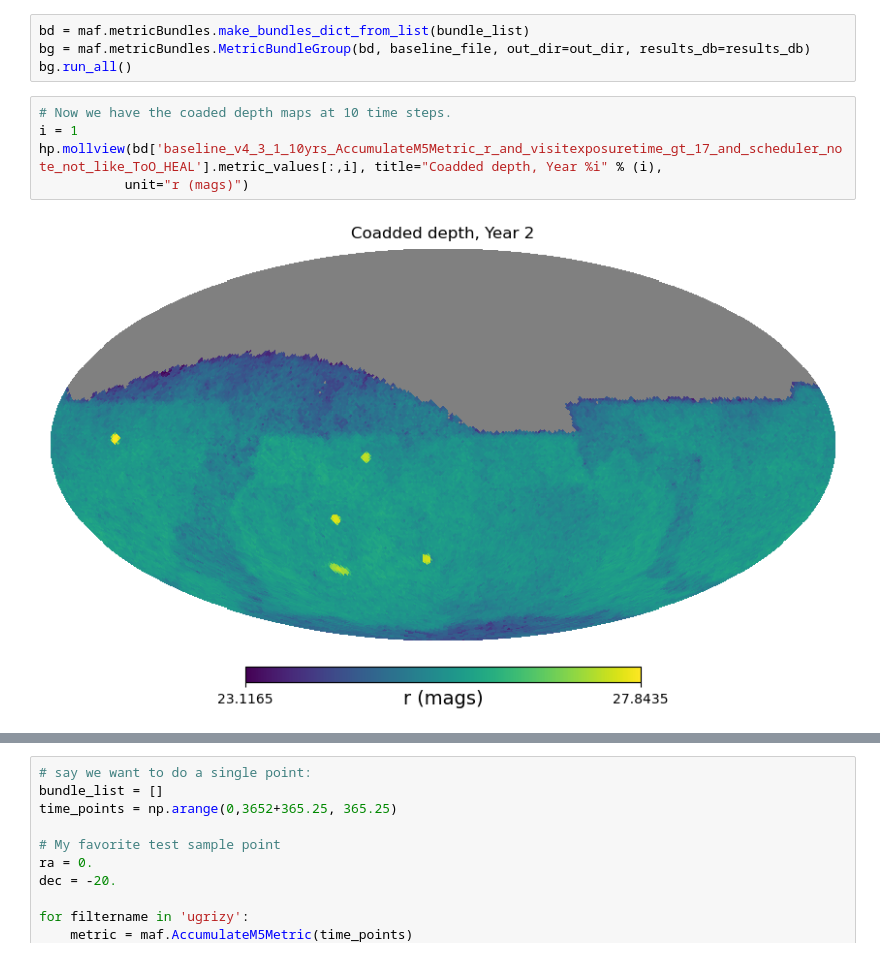
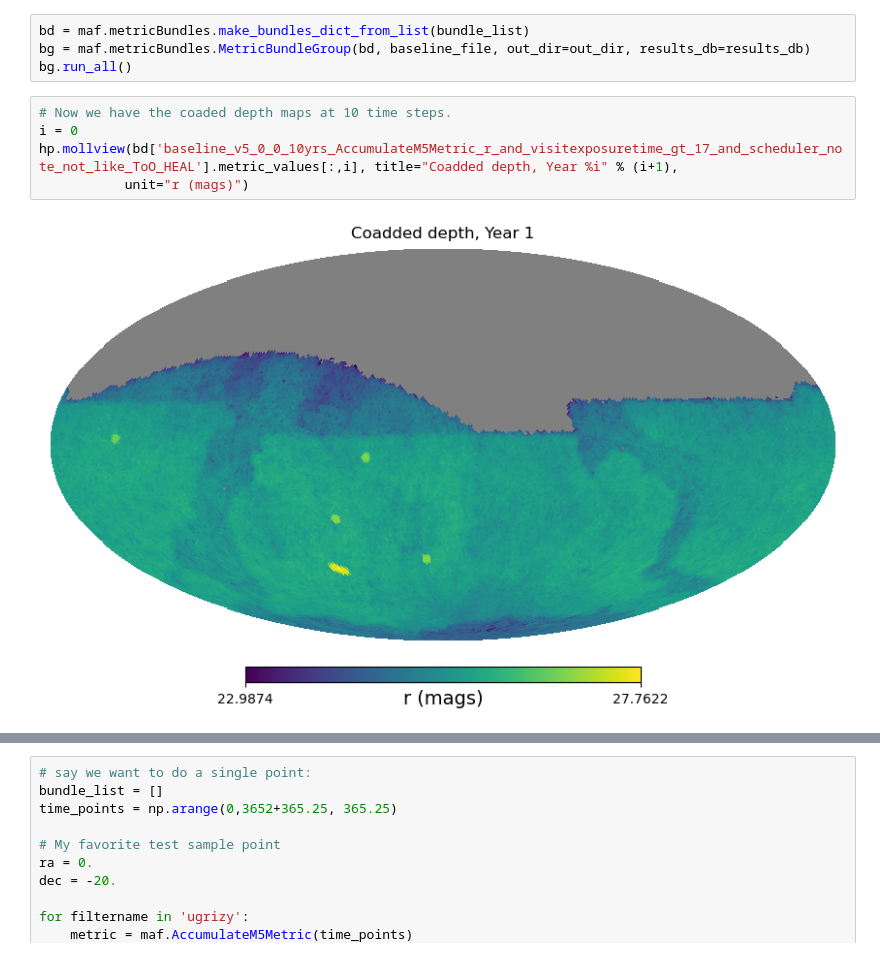
Before and after one commit to yoachim/25_scratch, a Jupyter notebook: depth_at_time/vector_depth.ipynb, the cells around one changed output, grey strips where cells are left out. Saved outputs shown, nothing was run; the diff lists cells and outputs as text.

Commit message:
update coadd depth

```diff
--- a/depth_at_time/vector_depth.ipynb
+++ b/depth_at_time/vector_depth.ipynb
@@ -43,9 +43,9 @@ bg = maf.metricBundles.MetricBundleGroup(bd, baseline_file, out_dir=out_dir, res
 bg.run_all()
 # %%
 # Now we have the coaded depth maps at 10 time steps.
-i = 1
-hp.mollview(bd['baseline_v4_3_1_10yrs_AccumulateM5Metric_r_and_visitexposuretime_gt_17_and_scheduler_note_not_like_ToO_HEAL'].metric_values[:,i], title="Coadded depth, Year %i" % (i),
+i = 0
+hp.mollview(bd['baseline_v5_0_0_10yrs_AccumulateM5Metric_r_and_visitexposuretime_gt_17_and_scheduler_note_not_like_ToO_HEAL'].metric_values[:,i], title="Coadded depth, Year %i" % (i+1),
            unit="r (mags)")
 # %% [output]
-[figure, old version]
+[figure, new version]
 # %%
```
Also changed, not shown: parts of 4 cells of this notebook, 1 other file.
